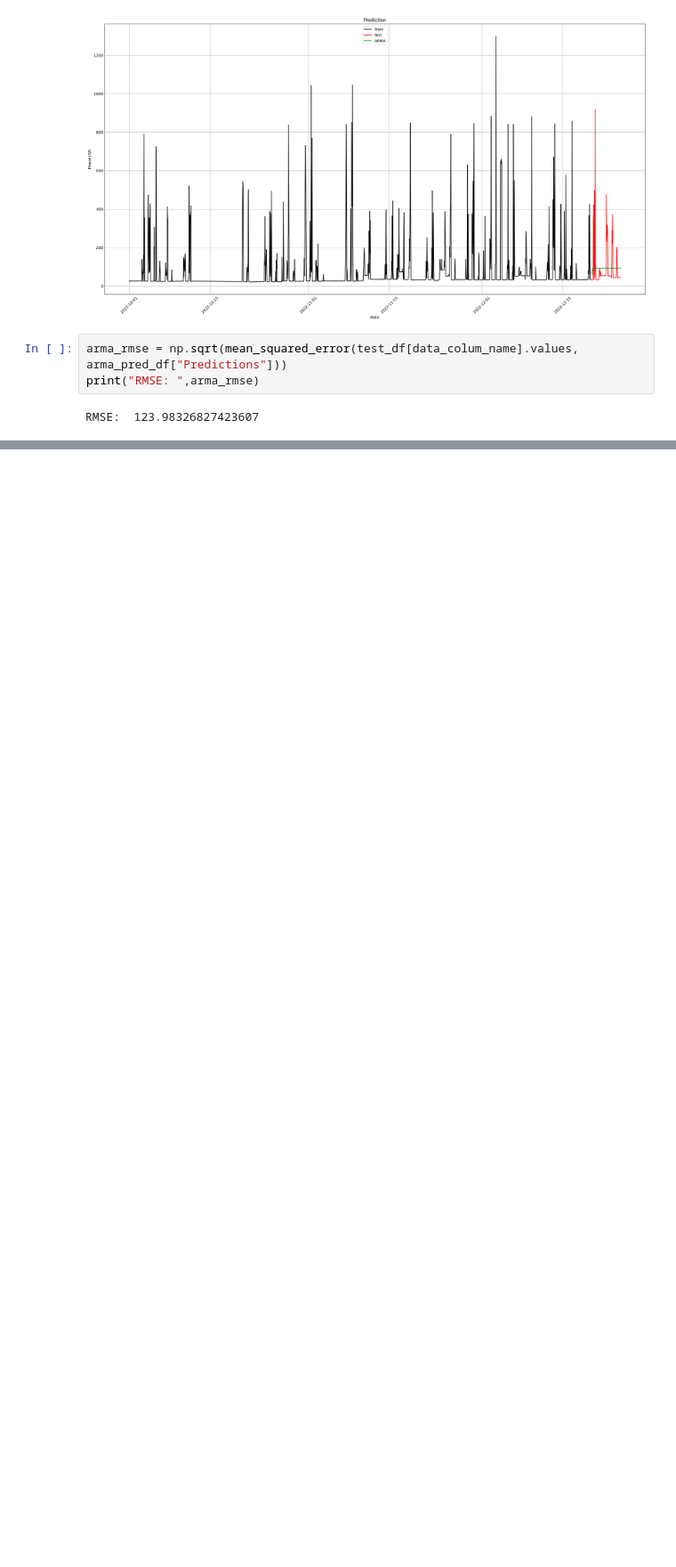
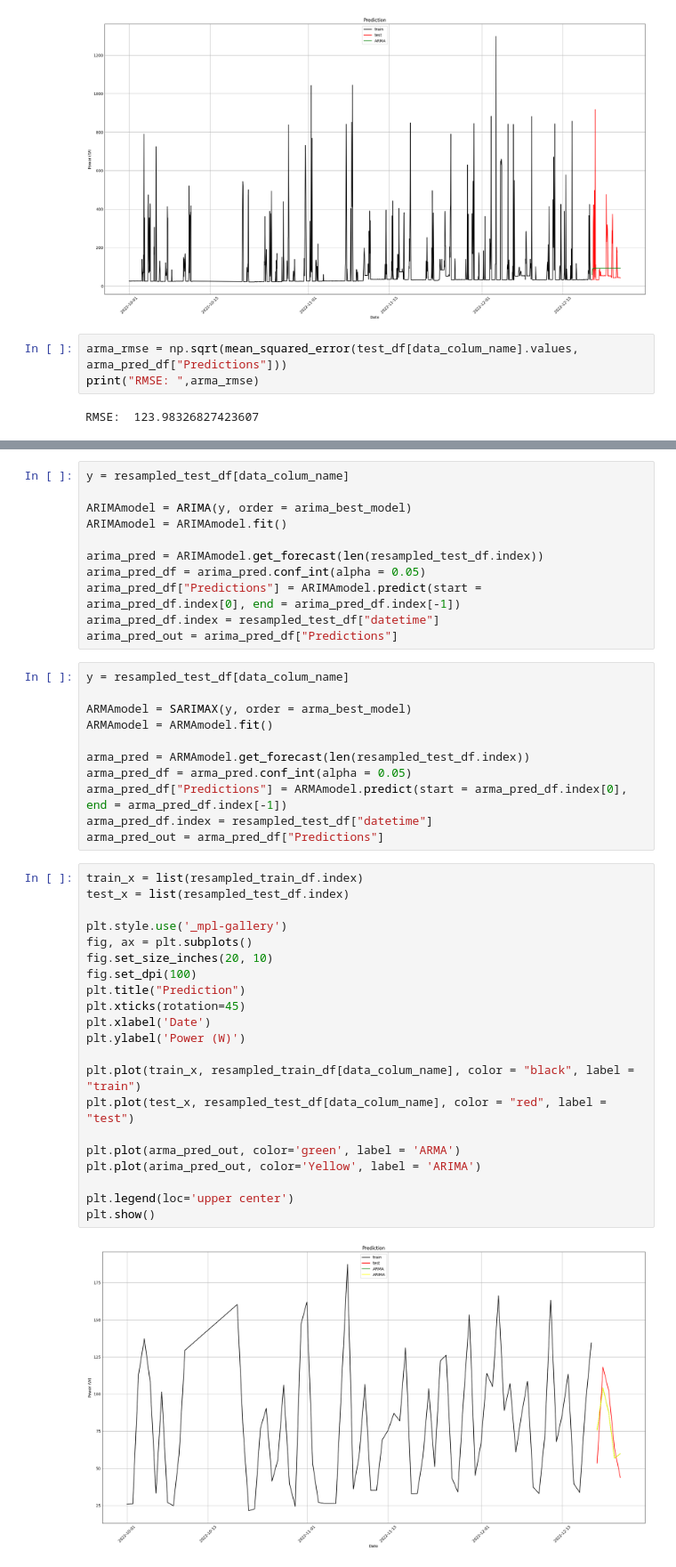
Before and after one commit to Machalkas/LoraWanDataAnalysis, a Jupyter notebook: main.ipynb, the cells around one changed output, grey strips where cells are left out. Shown at 89% size. Saved outputs shown, nothing was run; the diff lists cells and outputs as text; blank space fills up the shorter version.

```diff
--- a/main.ipynb
+++ b/main.ipynb
@@ -264,0 +444,45 @@ RMSE:  123.97428277001487
+# %%
+y = resampled_test_df[data_colum_name]
+
+ARIMAmodel = ARIMA(y, order = arima_best_model)
+ARIMAmodel = ARIMAmodel.fit()
+
+arima_pred = ARIMAmodel.get_forecast(len(resampled_test_df.index))
+arima_pred_df = arima_pred.conf_int(alpha = 0.05)
+arima_pred_df["Predictions"] = ARIMAmodel.predict(start = arima_pred_df.index[0], end = arima_pred_df.index[-1])
+arima_pred_df.index = resampled_test_df["datetime"]
+arima_pred_out = arima_pred_df["Predictions"]
+# %%
+y = resampled_test_df[data_colum_name]
+
+ARMAmodel = SARIMAX(y, order = arma_best_model)
+ARMAmodel = ARMAmodel.fit()
+
+arma_pred = ARMAmodel.get_forecast(len(resampled_test_df.index))
+arma_pred_df = arma_pred.conf_int(alpha = 0.05)
+arma_pred_df["Predictions"] = ARMAmodel.predict(start = arma_pred_df.index[0], end = arma_pred_df.index[-1])
+arma_pred_df.index = resampled_test_df["datetime"]
+arma_pred_out = arma_pred_df["Predictions"]
+# %%
+train_x = list(resampled_train_df.index)
+test_x = list(resampled_test_df.index)
+
+plt.style.use('_mpl-gallery')
+fig, ax = plt.subplots()
+fig.set_size_inches(20, 10)
+fig.set_dpi(100)
+plt.title("Prediction")
+plt.xticks(rotation=45)
+plt.xlabel('Date')
+plt.ylabel('Power (W)')
+
+plt.plot(train_x, resampled_train_df[data_colum_name], color = "black", label = "train")
+plt.plot(test_x, resampled_test_df[data_colum_name], color = "red", label = "test")
+
+plt.plot(arma_pred_out, color='green', label = 'ARMA')
+plt.plot(arima_pred_out, color='Yellow', label = 'ARIMA')
+
+plt.legend(loc='upper center')
+plt.show()
+# %% [output]
+[figure, added]
```
Also changed, not shown: parts of 16 cells of this notebook.
